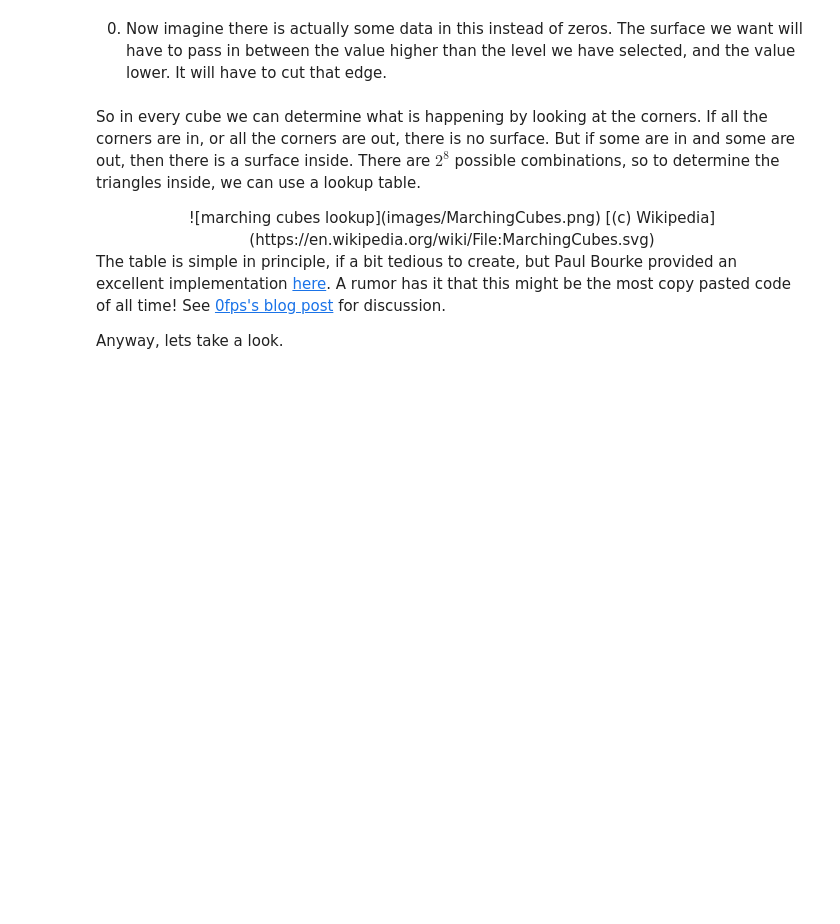
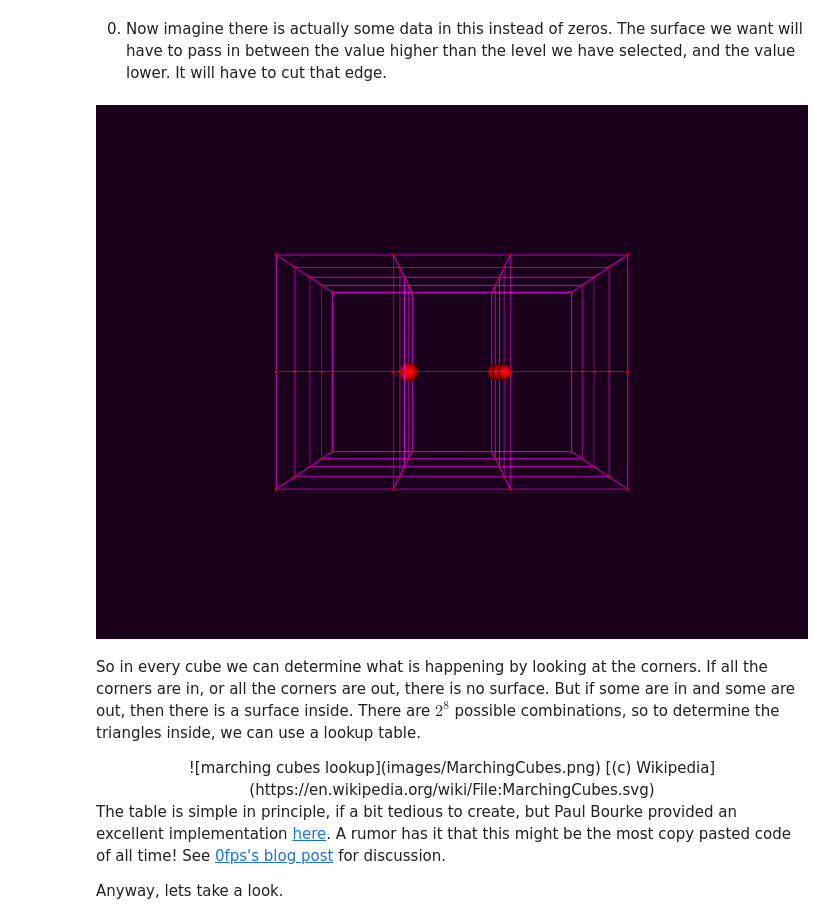
Before and after one commit to str4w/DualContour, a Jupyter notebook: Dual Contouring.ipynb, the cells around one changed output. Drawn from its saved outputs; the diff is of its cells as text; code cells hidden in the pictures; blank space fills up the shorter version.

```diff
--- a/Dual Contouring.ipynb
+++ b/Dual Contouring.ipynb
@@ -117,13 +125,15 @@ vtk_show(renderer,800,600)
 # %%
 img_data[1,1,1]=255
 img_data[2,1,1]=200
 img_data[2,1,2]=180
 img_data[2,1,3]=150
 primal,primalPoints=MakePrimalGrid(img_data)
 SetColor(primal,Magenta)
 SetColor(primalPoints,Red)
-renderer=RenderActors([primal,primalPoints],False,(.1,0,.1))
+renderer=RenderActors([primal,primalPoints],True,(.1,0,.1))
 vtk_show(renderer,800,600)
+# %% [output]
+[figure, added]
 # %% [markdown]
 So in every cube we can determine what is happening by looking at the corners.  If all the corners are in, or all the corners are out, there is no surface.  But if some are in and some are out, then there is a surface inside.  There are $2^8$ possible combinations, so to determine the triangles inside, we can use a lookup table.
 
```
Also changed, not shown: parts of 9 cells of this notebook, 1 other file.
